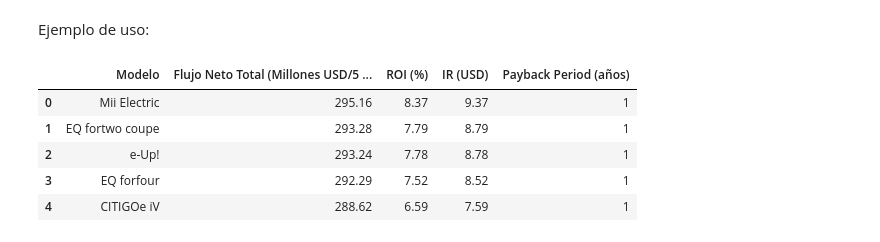
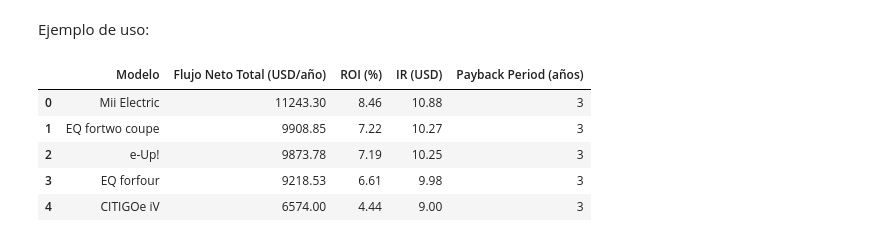
Before and after one commit to mlararossetti/ProyectoFinalSH, a Jupyter notebook: Financial Models/Combined Cash Flow Model.ipynb, the cells around one changed output. Cells and saved outputs as stored; diff of their text form; code cells hidden in the pictures.

Commit message:
Flujo de Fondos

```diff
--- a/Financial Models/Combined Cash Flow Model.ipynb
+++ b/Financial Models/Combined Cash Flow Model.ipynb
@@ -58,7 +79,7 @@ Las Millas recorridas en el año 2029 son 11587.08
 # %%
 millas_años = []
 for _, row in future_data.iterrows():
-    millas_años.append(row["Miles_per_Vehicle"])
+    millas_años.append(round(row["Miles_per_Vehicle"],2))
 print(millas_años)
 # %% [output]
 [11762.56, 11703.94, 11656.52, 11556.92, 11587.08]
@@ -145,8 +169,8 @@ class Auto:
 Creación de clase de «Auto Convencional»
 # %%
 class AutoConvencional(Auto): #Licencia_1 = unico pago, licencia_2 = anual
-    def __init__(self, precio=38000, iva=0.08875, licencia_1=550,licencia_2=100, placa = 300,
-                 seguro=2500, inspeccion = 150,
+    def __init__(self, precio=36200, iva=0.08875, licencia_1=550,licencia_2=100, placa = 300,
+                 seguro=5000, inspeccion = 150,
                  eficiencia=0.06, mantenimiento=0.15, recorrido_anual=promedio_millas, #mantenimiento = USD x Milla
                  ingresos_anuales=promedio_ingresos, tasa_descuento=0.10):
         super().__init__(precio, iva, licencia_1, licencia_2, placa, inspeccion,
@@ -161,7 +185,8 @@ class AutoConvencional(Auto): #Licencia_1 = unico pago, licencia_2 = anual
         precio_gasolina_litro = 0.92 #USD x lt
         costo_gasolina_anual = (self.recorrido_anual * self.eficiencia) * precio_gasolina_litro
         costo_mantenimiento = self.mantenimiento * self.recorrido_anual
-        return costo_gasolina_anual + costo_mantenimiento + self.seguro + self.licencia_2 + self.placa + self.inspeccion
+        costo_anual_salario = 2342 * 21 # Precio medio de la hora de un conductor de autos convencionales.
+        return costo_gasolina_anual + costo_mantenimiento + self.seguro + self.licencia_2 + self.placa + self.inspeccion + costo_anual_salario
 # %% [markdown]
 Creación de clase de «Auto Electrico»
 # %%
@@ -169,7 +194,7 @@ class AutoElectrico(Auto): #Descuento de 5% al 10% en licencia ; Excencion del i
     def __init__(self, precio, eficiencia, iva=0, licencia_1=495,licencia_2=100, placa = 300,
                  seguro=1500, inspeccion = 100, mantenimiento=0.03, wallbox=600,
                  recambio_bateria=5000, #mantenimiento = USD x Milla
-                 recorrido_anual=16529, ingresos_anuales=93227, tasa_descuento=0.10):
+                 recorrido_anual=promedio_millas, ingresos_anuales=promedio_ingresos, tasa_descuento=0.10): #16529 #93227
         super().__init__(precio, iva, licencia_1, licencia_2, placa, inspeccion, seguro, recorrido_anual, ingresos_anuales, tasa_descuento)
         self.eficiencia = eficiencia
         self.mantenimiento = mantenimiento
@@ -184,7 +209,8 @@ class AutoElectrico(Auto): #Descuento de 5% al 10% en licencia ; Excencion del i
         costo_electricidad_anual = (self.recorrido_anual * self.eficiencia) * precio_electricidad_kWh
         costo_mantenimiento = self.mantenimiento * self.recorrido_anual
         costo_anual_bateria = self.recambio_bateria / 12.5
-        return costo_electricidad_anual + costo_mantenimiento + costo_anual_bateria + self.seguro + self.licencia_2 + self.placa + self.inspeccion
+        costo_anual_salario = 2342 * 22.5 # Promedio de horas de menejo de un conductor por año * Precio promedio de la hora de un chofer de taxis en NY.
+        return costo_electricidad_anual + costo_mantenimiento + costo_anual_bateria + self.seguro + self.licencia_2 + self.placa + self.inspeccion + costo_anual_salario
 # %% [markdown]
 ### Modelo #3:
 Análisis Financiero de Flota Combinada (VE y auto convencional)
@@ -210,20 +236,25 @@ def calcular_metricas_flota(cantidad_ve, cantidad_conv):
         flujo_conv = auto_convencional.flujo_caja_proyectado()
 
         # Se combinar flujos de caja para la flota (teniendo en cuenta su respectiva cantidad)
-        flujo_neto_comb = (
+        flujo_neto_comb = round(
             cantidad_ve * flujo_ve['Flujo Neto Descontado (10%)'].sum() +
-            cantidad_conv * flujo_conv['Flujo Neto Descontado (10%)'].sum()
+            cantidad_conv * flujo_conv['Flujo Neto Descontado (10%)'].sum(), 2
+        )
+
+        ingreso_comb =  round(
+            cantidad_ve * flujo_ve['Ingresos Descontado (10%)'].sum() +
+            cantidad_conv * flujo_conv['Ingresos Descontado (10%)'].sum(), 2
         )
 
         # Se calcula  la inversión inicial combinada
-        inversion_comb = (
+        inversion_comb = round(
             cantidad_ve * auto_electrico.inversion_inicial() +
-            cantidad_conv * auto_convencional.inversion_inicial()
+            cantidad_conv * auto_convencional.inversion_inicial(), 2
         )
 
         # Se calcular las métricas financieras combinadas
-        roi_comb = (flujo_neto_comb - inversion_comb) / inversion_comb
-        ir_comb = flujo_neto_comb / abs(inversion_comb)
+        roi_comb = ((1+flujo_neto_comb/inversion_comb)**(1/5)-1)*100
+        ir_comb = ingreso_comb / abs(inversion_comb)
 
         # Calculo del payback period combinado (considerando la proporción)
         flujo_anual_comb = [
@@ -242,7 +273,7 @@ def calcular_metricas_flota(cantidad_ve, cantidad_conv):
         # Se almacenan los resultados para el modelo actual
         resultados.append({
             'Modelo': modelo,
-            'Flujo Neto Total (Millones USD/5 años)': round(flujo_neto_comb / 1e6,2),
+            'Flujo Neto Total (USD/año)': round(flujo_neto_comb ,2),
             'ROI (%)': round(roi_comb, 2),
             'IR (USD)': round(ir_comb, 2),
             'Payback Period (años)': payback_comb if payback_comb > 0 else "No recuperado en 10 años"
@@ -257,12 +288,12 @@ def calcular_metricas_flota(cantidad_ve, cantidad_conv):
 # %% [markdown]
 Ejemplo de uso:
 # %%
-resultados_flota = calcular_metricas_flota(1400, 2) # Primer Parámetro : Cantidad VE; Segundo Parámetro : Cantidad Autos Convencional
+resultados_flota = calcular_metricas_flota(1, 0) # Primer Parámetro : Cantidad VE; Segundo Parámetro : Cantidad Autos Convencional
 resultados_flota.head(5) # head (5) para obtener el Ranking
 # %% [output]
-|  | Modelo | Flujo Neto Total (Millones USD/5 ... | ROI (%) | IR (USD) | Payback Period (años) |
-| 0 | Mii Electric | 295.16 | 8.37 | 9.37 | 1 |
-| 1 | EQ fortwo coupe | 293.28 | 7.79 | 8.79 | 1 |
-| 2 | e-Up! | 293.24 | 7.78 | 8.78 | 1 |
-| 3 | EQ forfour | 292.29 | 7.52 | 8.52 | 1 |
-| 4 | CITIGOe iV | 288.62 | 6.59 | 7.59 | 1 |
+|  | Modelo | Flujo Neto Total (USD/año) | ROI (%) | IR (USD) | Payback Period (años) |
+| 0 | Mii Electric | 11243.30 | 8.46 | 10.88 | 3 |
+| 1 | EQ fortwo coupe | 9908.85 | 7.22 | 10.27 | 3 |
+| 2 | e-Up! | 9873.78 | 7.19 | 10.25 | 3 |
+| 3 | EQ forfour | 9218.53 | 6.61 | 9.98 | 3 |
+| 4 | CITIGOe iV | 6574.00 | 4.44 | 9.00 | 3 |
```
Also changed, not shown: parts of 8 cells of this notebook, 21 other files.
